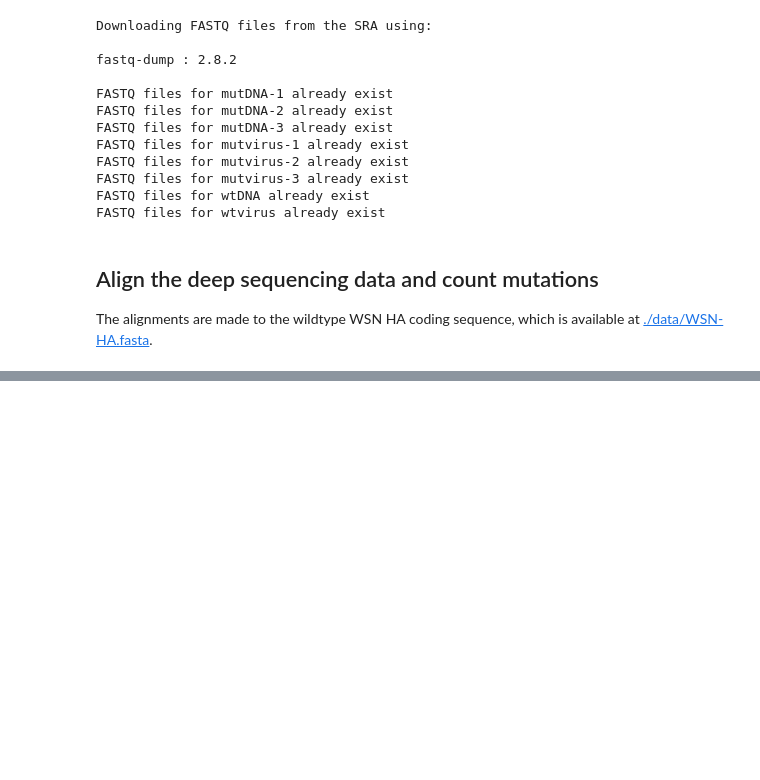
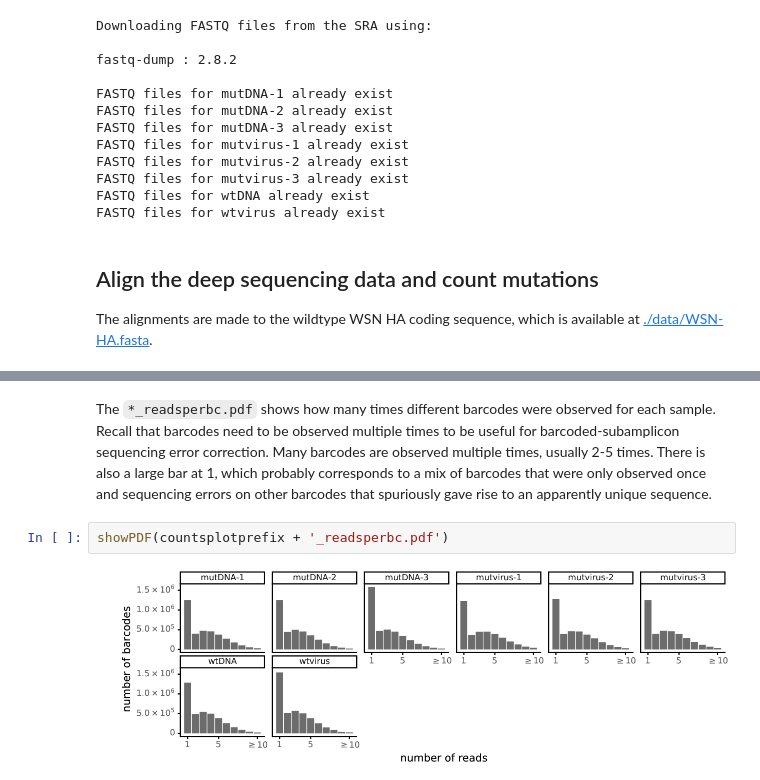
Before and after one commit to jbloomlab/dms_tools2, a Jupyter notebook: examples/Doud2016/analysis_notebook.ipynb, the cells around one changed output, grey strips where cells are left out. Cells and saved outputs as stored; diff of their text form; blank space fills up the shorter version.

```diff
--- a/examples/Doud2016/analysis_notebook.ipynb
+++ b/examples/Doud2016/analysis_notebook.ipynb
@@ -178,0 +203,9 @@ Now running dms2_batch_bcsubamp...
+# %% [markdown]
+The `*_readsperbc.pdf` shows how many times different barcodes were observed for each sample.
+Recall that barcodes need to be observed multiple times to be useful for barcoded-subamplicon sequencing error correction.
+Many barcodes are observed multiple times, usually 2-5 times.
+There is also a large bar at 1, which probably corresponds to a mix of barcodes that were only observed once and sequencing errors on other barcodes that spuriously gave rise to an apparently unique sequence.
+# %%
+showPDF(countsplotprefix + '_readsperbc.pdf')
+# %% [output]
+[figure, added]
```
Also changed, not shown: parts of 15 cells of this notebook.
